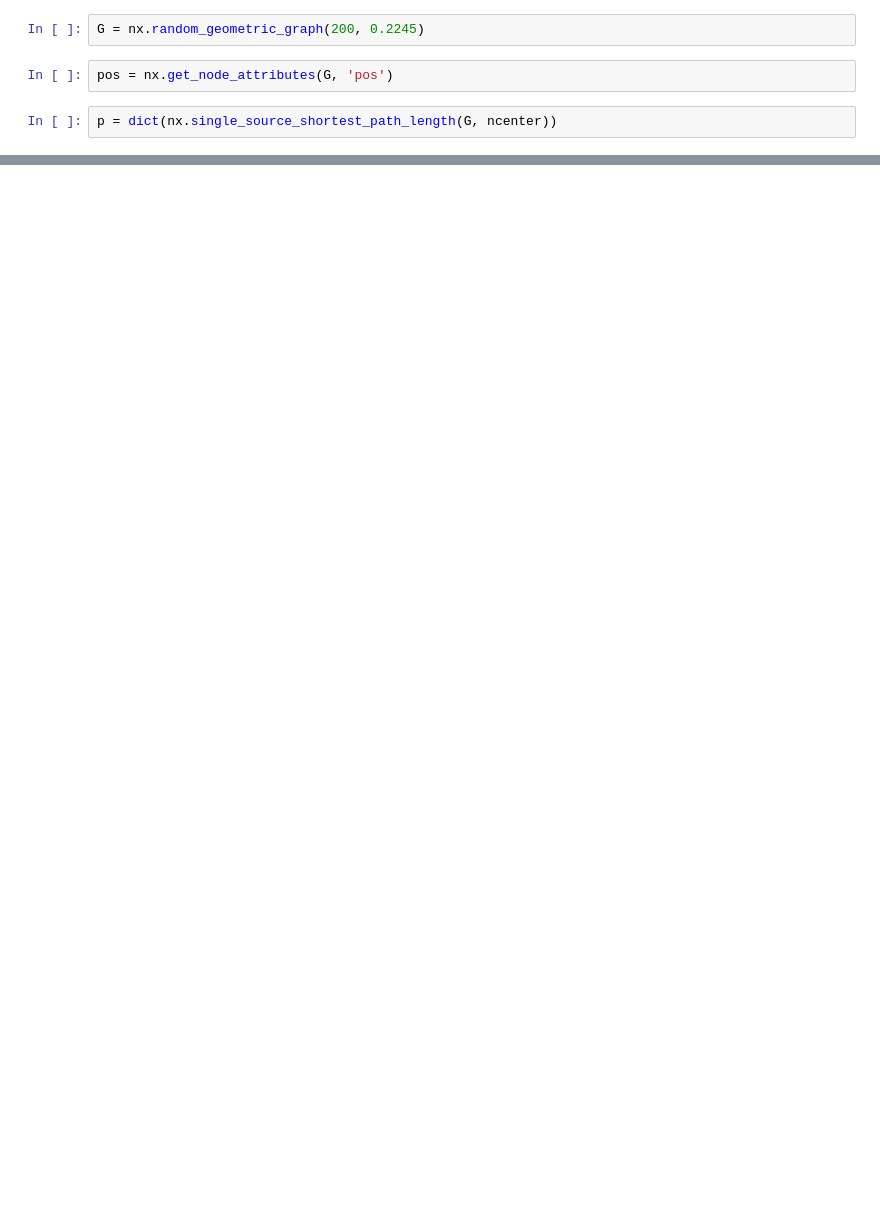
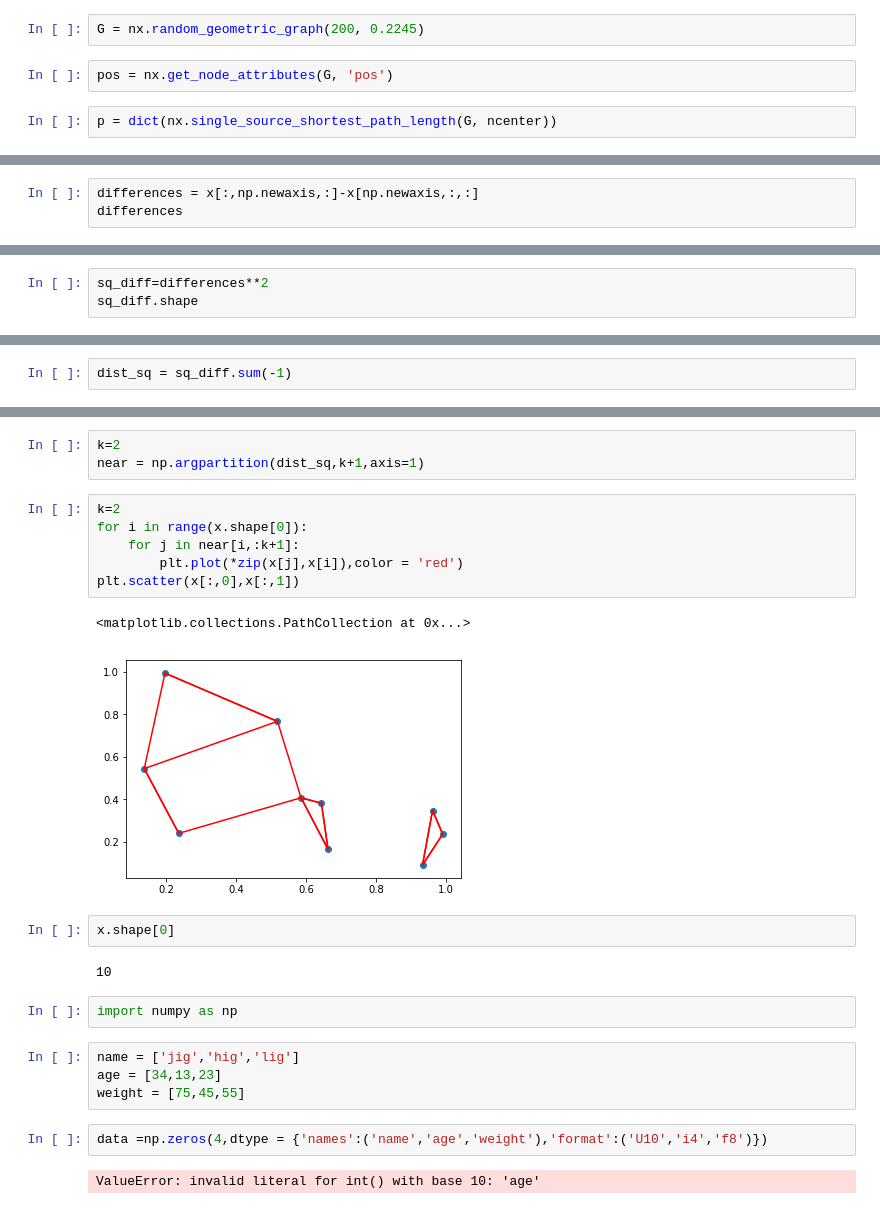
Before and after one commit to priyanshu2411/data-science-handbook-practice, a Jupyter notebook: day 1 practice.ipynb, the cells around one changed output, grey strips where cells are left out. Cells and saved outputs as stored; diff of their text form; blank space fills up the shorter version.

Commit message:
numpy 85%

```diff
--- a/day 1 practice.ipynb
+++ b/day 1 practice.ipynb
@@ -186,0 +251,3 @@ plt.show()
+# %%
+differences = x[:,np.newaxis,:]-x[np.newaxis,:,:]
+differences
@@ -186,0 +276,3 @@ plt.show()
+# %%
+sq_diff=differences**2
+sq_diff.shape
@@ -186,0 +281,2 @@ plt.show()
+# %%
+dist_sq = sq_diff.sum(-1)
@@ -186,0 +311,26 @@ plt.show()
+# %%
+k=2
+near = np.argpartition(dist_sq,k+1,axis=1)
+# %%
+k=2
+for i in range(x.shape[0]):
+    for j in near[i,:k+1]:
+        plt.plot(*zip(x[j],x[i]),color = 'red')
+plt.scatter(x[:,0],x[:,1])
+# %% [output]
+<matplotlib.collections.PathCollection at 0x...>
+[figure, added]
+# %%
+x.shape[0]
+# %% [output]
+10
+# %%
+import numpy as np
+# %%
+name = ['jig','hig','lig']
+age = [34,13,23]
+weight = [75,45,55]
+# %%
+data =np.zeros(4,dtype = {'names':('name','age','weight'),'format':('U10','i4','f8')})
+# %% [output]
+ValueError: invalid literal for int() with base 10: 'age'
```
Also changed, not shown: parts of 17 cells of this notebook.
